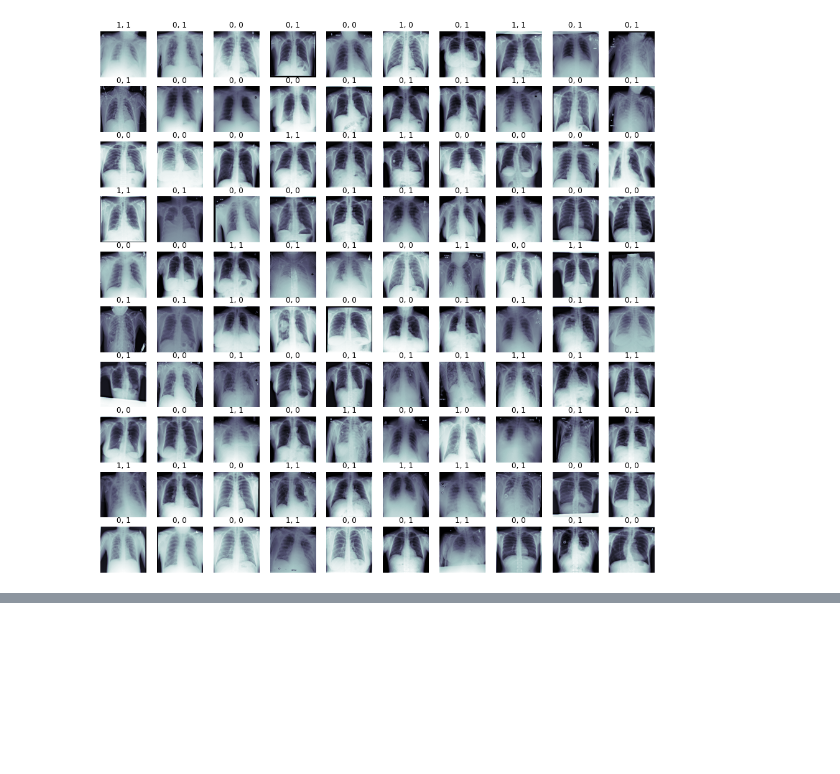
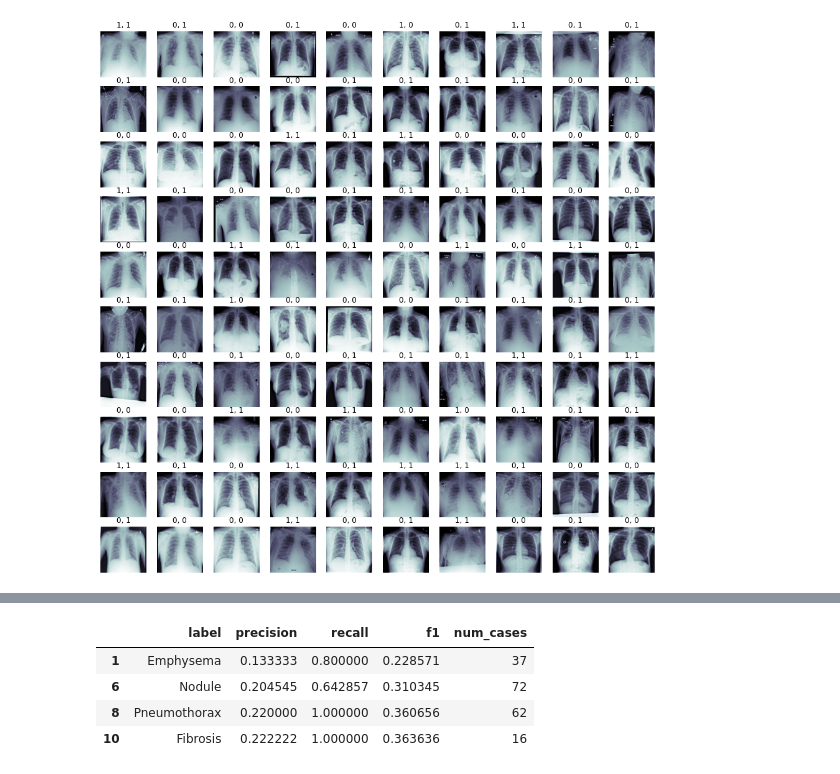
Before and after one commit to Thada-Jirajaras/Pneumonia-Detection-From-Chest-X-Rays, a Jupyter notebook: Build and train model.ipynb, the cells around one changed output, grey strips where cells are left out. Cells and saved outputs as stored; diff of their text form; code cells hidden in the pictures; blank space fills up the shorter version.

```diff
--- a/Build and train model.ipynb
+++ b/Build and train model.ipynb
@@ -339,0 +420,8 @@ for (c_x, c_y, c_ax) in zip(valX[0:100], valY[0:100], m_axs.flatten()):
+# %%
+performance[(performance.f1 < 0.41 )].sort_values('f1')
+# %% [output]
+|  | label | precision | recall | f1 | num_cases |
+| 1 | Emphysema | 0.133333 | 0.800000 | 0.228571 | 37 |
+| 6 | Nodule | 0.204545 | 0.642857 | 0.310345 | 72 |
+| 8 | Pneumothorax | 0.220000 | 1.000000 | 0.360656 | 62 |
+| 10 | Fibrosis | 0.222222 | 1.000000 | 0.363636 | 16 |
```
Also changed, not shown: parts of 11 cells of this notebook, 7 other files.
